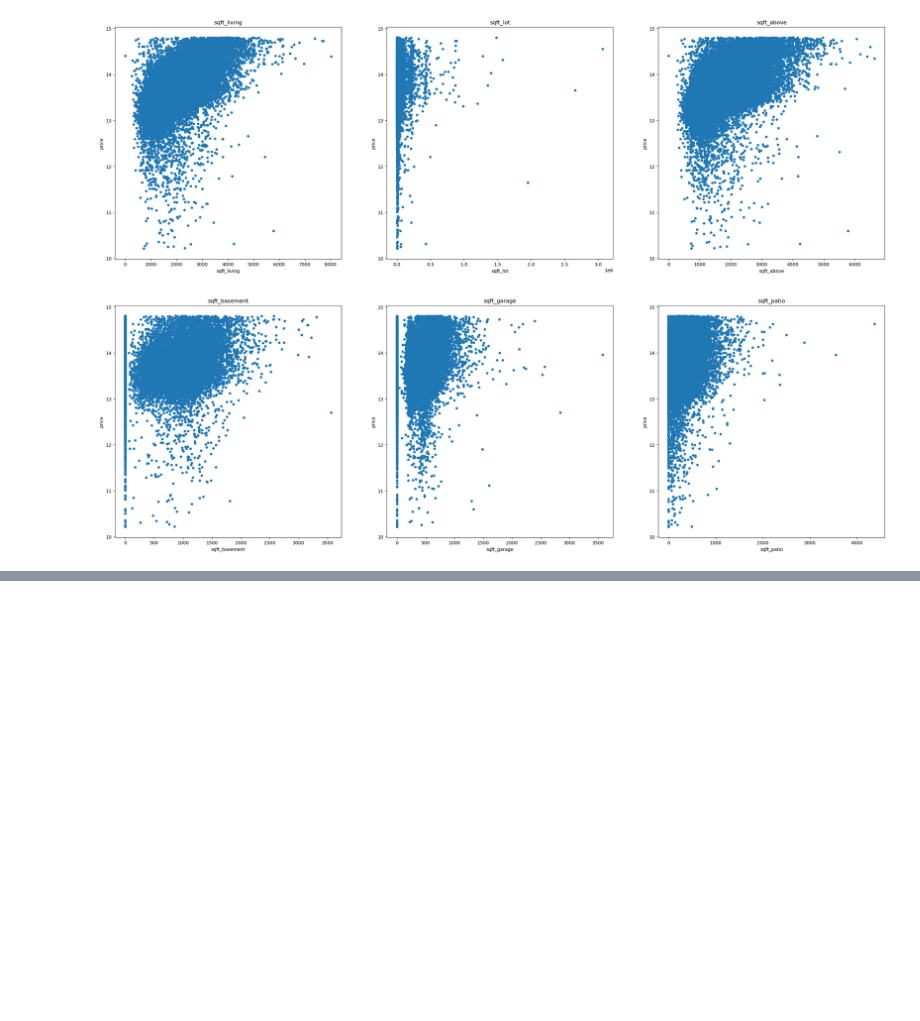
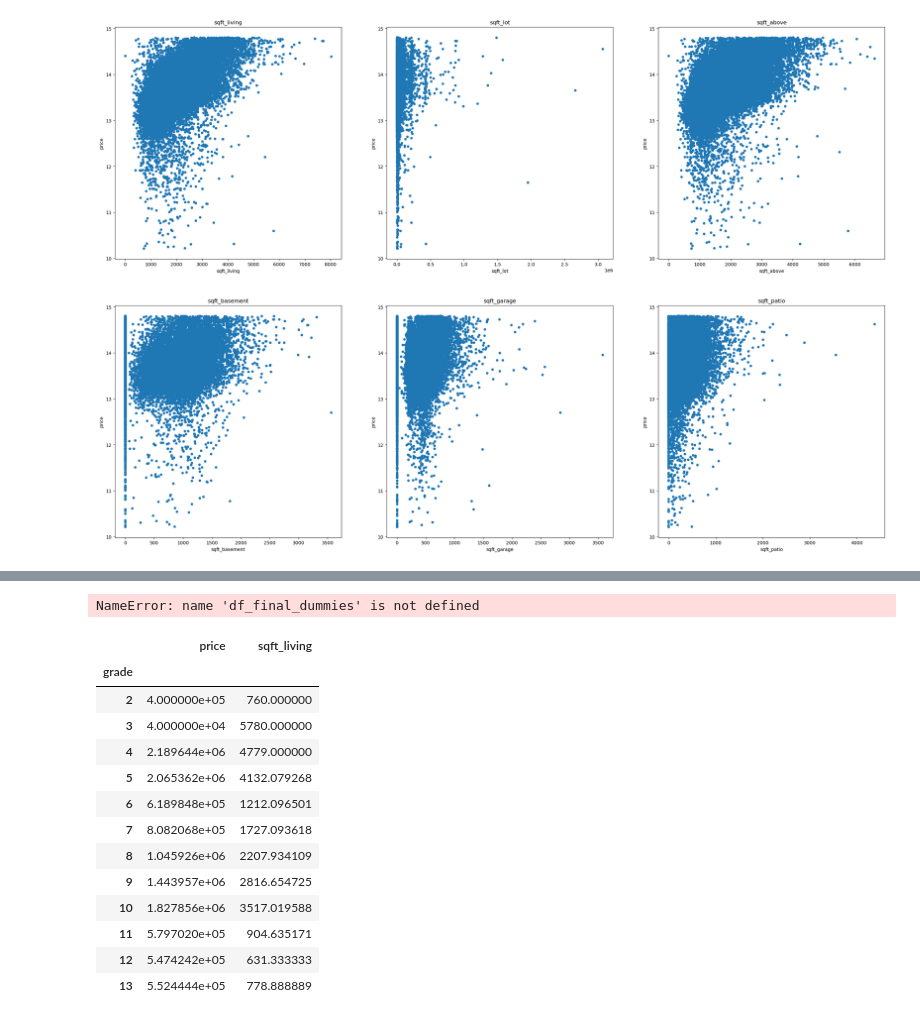
Before and after one commit to Tommyphung1/King-County-Feature-Regression, a Jupyter notebook: main_exploration.ipynb, the cells around one changed output, grey strips where cells are left out. Drawn from its saved outputs; the diff is of its cells as text; code cells hidden in the pictures; blank space fills up the shorter version.

```diff
--- a/main_exploration.ipynb
+++ b/main_exploration.ipynb
@@ -451,0 +757,9 @@ print(result_living_log.summary())
+# %%
+df_final_dummies['grade*price5'] = df_final_dummies['price'] * df_final_dummies['grade_5']
+df_final_dummies['grade*price6'] = df_final_dummies['price'] * df_final_dummies['grade_6']
+df_final_dummies['grade*price7'] = df_final_dummies['price'] * df_final_dummies['grade_7']
+df_final_dummies['grade*price8'] = df_final_dummies['price'] * df_final_dummies['grade_8']
+df_final_dummies['grade*price9'] = df_final_dummies['price'] * df_final_dummies['grade_9']
+df_final_dummies['grade*price_o'] = df_final_dummies['price'] * df_final_dummies['grade_other']
+# %% [output]
+NameError: name 'df_final_dummies' is not defined
@@ -451,0 +773,17 @@ print(result_living_log.summary())
+# %%
+df_cleaned[['price', 'grade', 'sqft_living']].groupby('grade').mean()
+# %% [output]
+|  | price | sqft_living |
+| grade |  |  |
+| 2 | 4.000000e+05 | 760.000000 |
+| 3 | 4.000000e+04 | 5780.000000 |
+| 4 | 2.189644e+06 | 4779.000000 |
+| 5 | 2.065362e+06 | 4132.079268 |
+| 6 | 6.189848e+05 | 1212.096501 |
+| 7 | 8.082068e+05 | 1727.093618 |
+| 8 | 1.045926e+06 | 2207.934109 |
+| 9 | 1.443957e+06 | 2816.654725 |
+| 10 | 1.827856e+06 | 3517.019588 |
+| 11 | 5.797020e+05 | 904.635171 |
+| 12 | 5.474242e+05 | 631.333333 |
+| 13 | 5.524444e+05 | 778.888889 |
```
Also changed, not shown: parts of 24 cells of this notebook, 3 other files.
